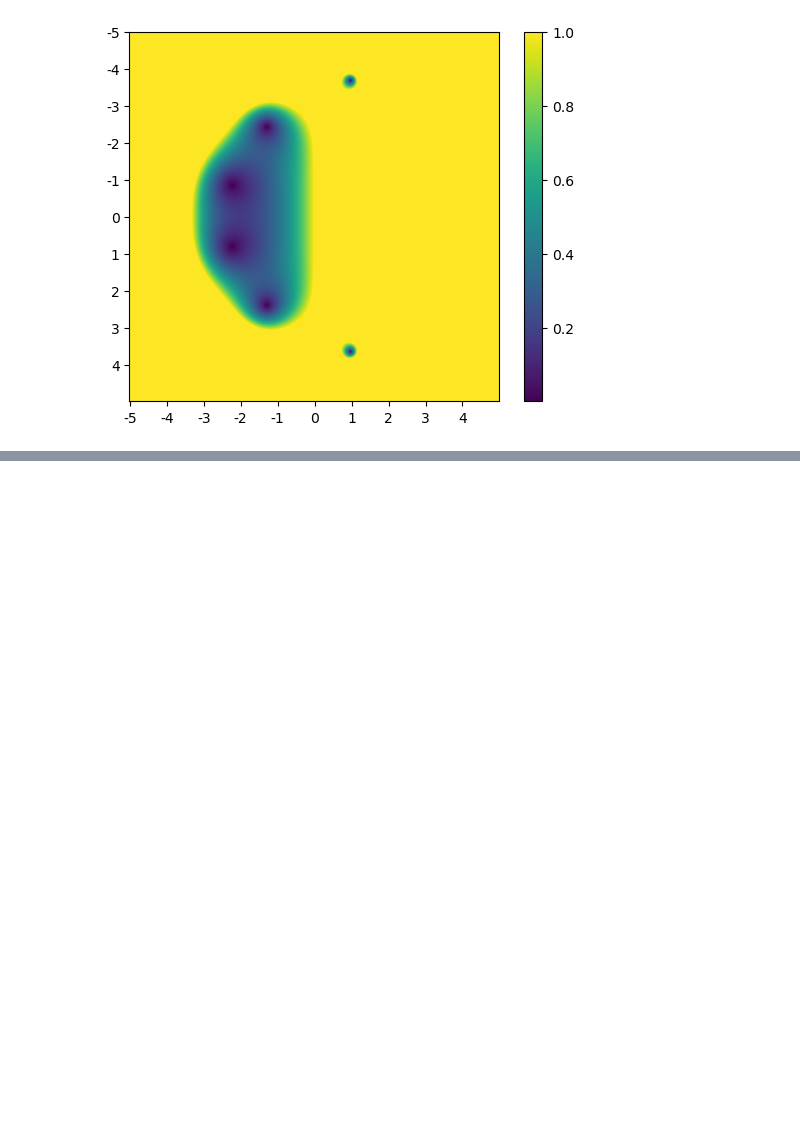
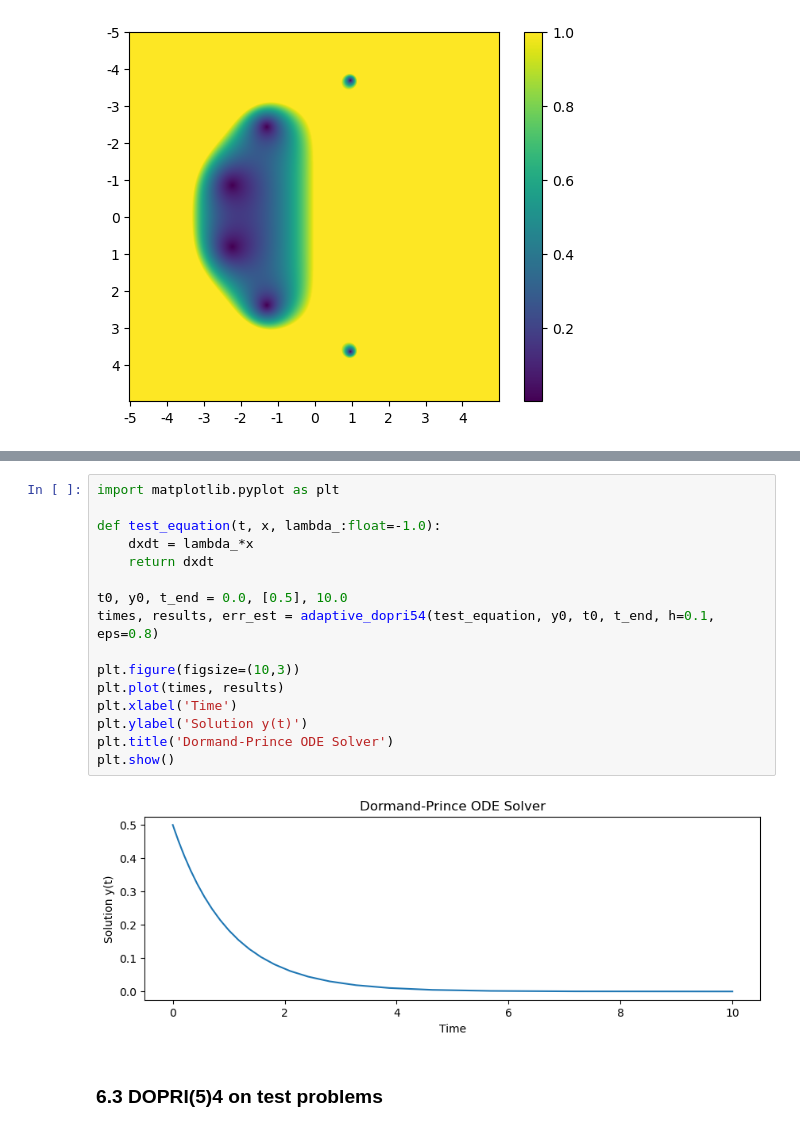
Before and after one commit to EstherCon0/SciComDiff, a Jupyter notebook: Exam_6.ipynb, the cells around one changed output, grey strips where cells are left out. Drawn from its saved outputs; the diff is of its cells as text; blank space fills up the shorter version.

```diff
--- a/Exam_6.ipynb
+++ b/Exam_6.ipynb
@@ -137,0 +242,20 @@ plot_rk_stability(A, b, e)
+# %%
+import matplotlib.pyplot as plt
+
+def test_equation(t, x, lambda_:float=-1.0):
+    dxdt = lambda_*x
+    return dxdt
+
+t0, y0, t_end = 0.0, [0.5], 10.0
+times, results, err_est = adaptive_dopri54(test_equation, y0, t0, t_end, h=0.1, eps=0.8)
+
+plt.figure(figsize=(10,3))
+plt.plot(times, results)
+plt.xlabel('Time')
+plt.ylabel('Solution y(t)')
+plt.title('Dormand-Prince ODE Solver')
+plt.show()
+# %% [output]
+[figure, added]
+# %% [markdown]
+### 6.3 DOPRI(5)4 on test problems
```
Also changed, not shown: parts of 4 cells of this notebook, 1 other file.
